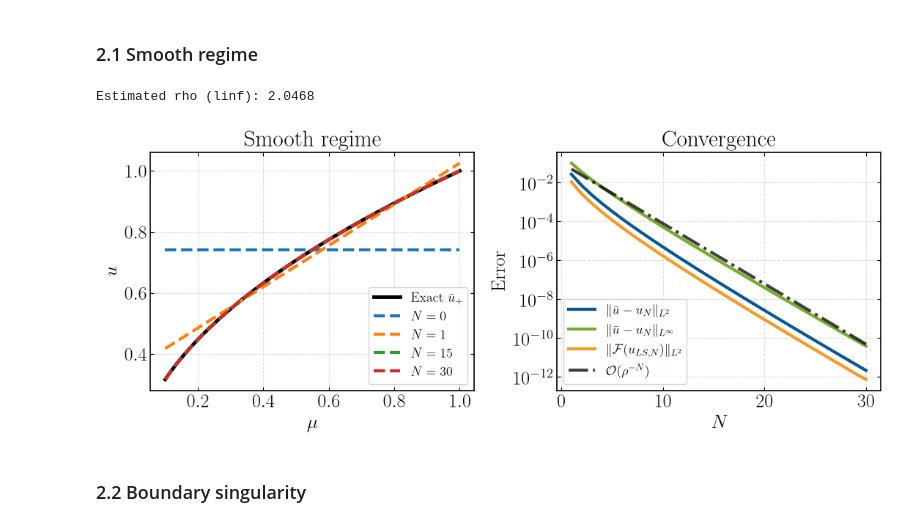
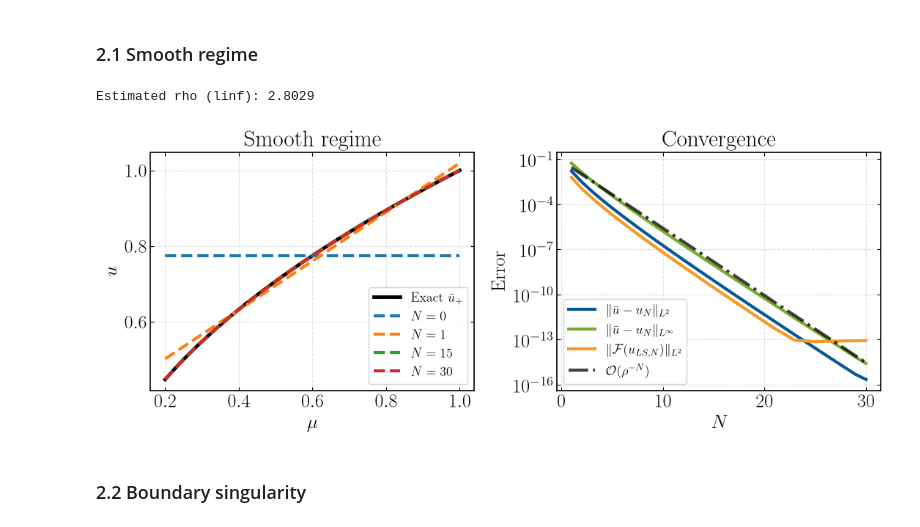
Before and after one commit to GiacomoVenier/PCE-Bifurcation-Analysis, a Jupyter notebook: benchmarks/01_pitchfork.ipynb, the cells around one changed output. Drawn from its saved outputs; the diff is of its cells as text; code cells hidden in the pictures.

```diff
--- a/benchmarks/01_pitchfork.ipynb
+++ b/benchmarks/01_pitchfork.ipynb
@@ -138,15 +59,12 @@ def plot_regime(name, bounds, ref_rates, N_max, plot_degrees):
 # %% [markdown]
 ### 2.1 Smooth regime
 # %%
-N_max = 30
-plot_degrees = [0, 1, N_max // 2, N_max]
-
-plot_regime(name="Smooth regime", bounds=(0.1, 1.0),
+plot_regime(rhs, jac, exact_upper, "Smooth regime", bounds=(0.2, 1.0),
             ref_rates=[(r"$\mathcal{O}(\rho^{-N})$", "-.", None, "linf")],
-            N_max=N_max, plot_degrees=plot_degrees)
+            u0=[1.0], N_max=30, exact_label=r"Exact $\bar{u}_+$")
 # %% [output]
-Estimated rho (linf): 2.0468
+Estimated rho (linf): 2.8029
-[figure, old version]
+[figure, new version]
 # %% [markdown]
 ### 2.2 Boundary singularity
 # %%
```
Also changed, not shown: parts of 5 cells of this notebook, 2 other files.
